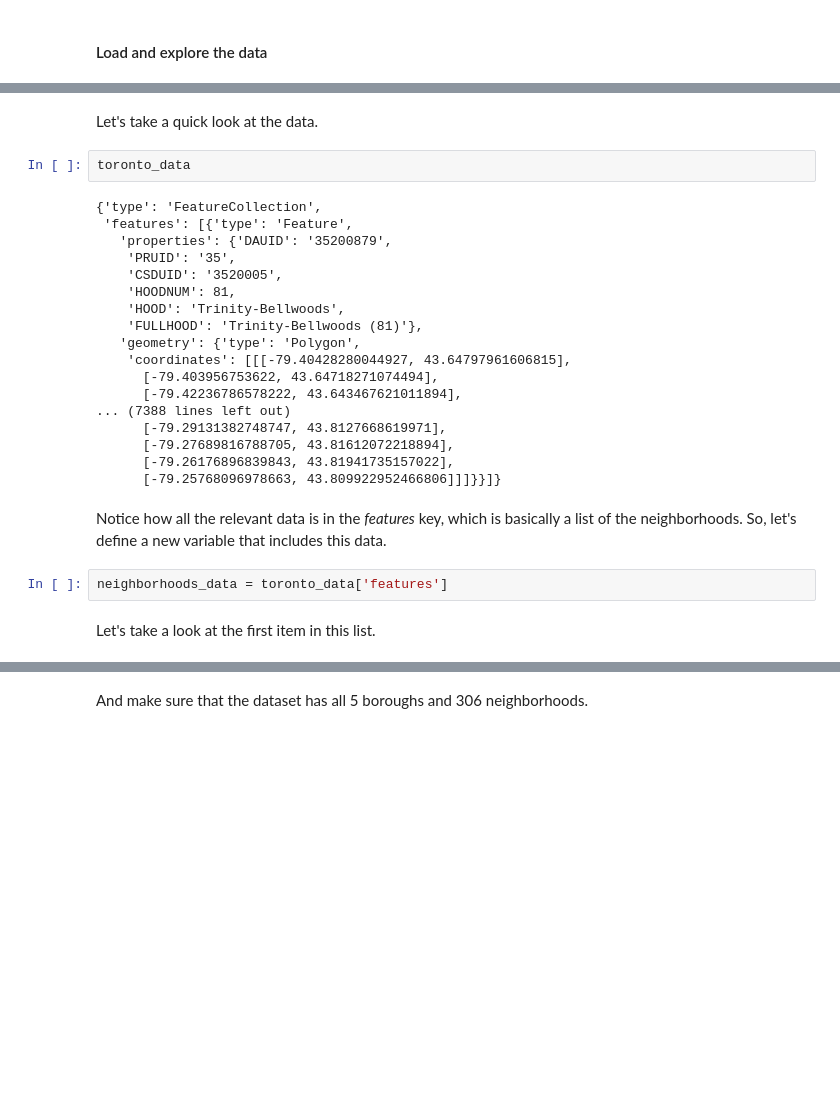
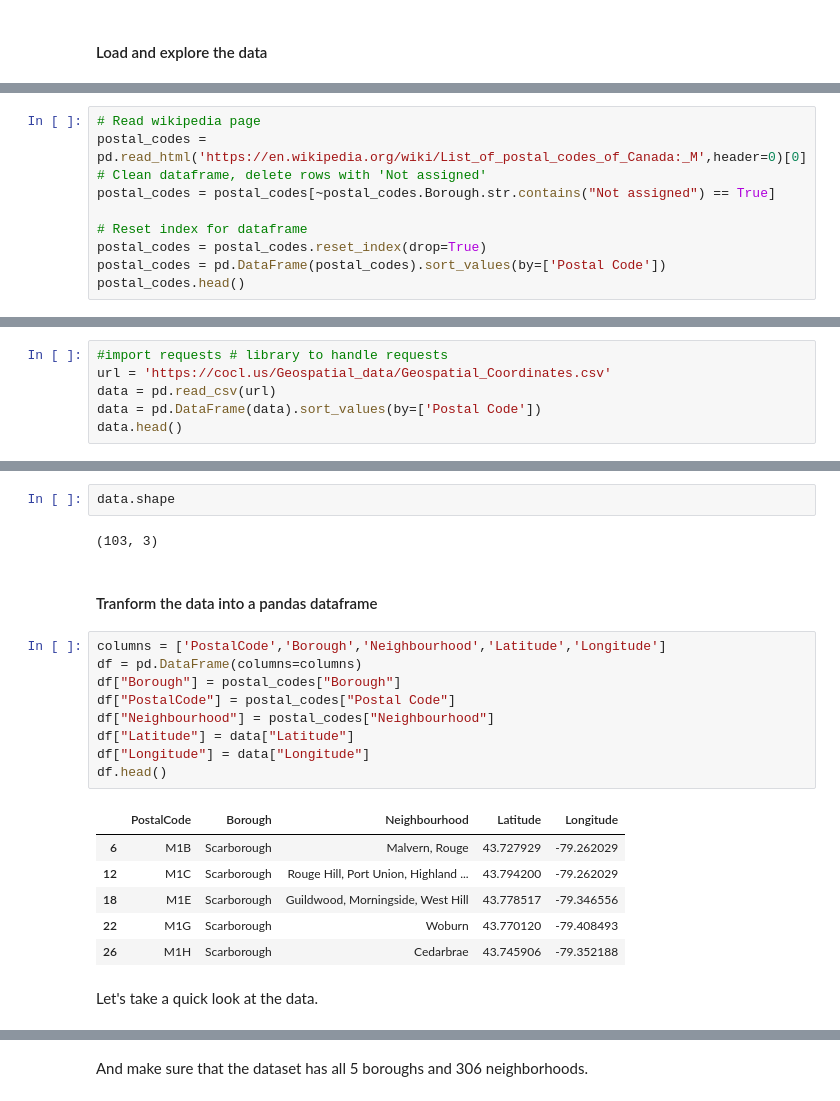
Before and after one commit to haiyunsky/Data-Science-for-public, a Jupyter notebook: Segmenting and Clustering Neighborhoods in Toronto.ipynb, the cells around one changed output, grey strips where cells are left out. Cells and saved outputs as stored; diff of their text form; blank space fills up the shorter version.

```diff
--- a/Segmenting and Clustering Neighborhoods in Toronto.ipynb
+++ b/Segmenting and Clustering Neighborhoods in Toronto.ipynb
@@ -72,0 +54,10 @@ with open('neighbourhoods.json') as json_data:
+# %%
+# Read wikipedia page
+postal_codes = pd.read_html('https://en.wikipedia.org/wiki/List_of_postal_codes_of_Canada:_M',header=0)[0]
+# Clean dataframe, delete rows with 'Not assigned'
+postal_codes = postal_codes[~postal_codes.Borough.str.contains("Not assigned") == True]
+
+# Reset index for dataframe
+postal_codes = postal_codes.reset_index(drop=True)
+postal_codes = pd.DataFrame(postal_codes).sort_values(by=['Postal Code'])
+postal_codes.head()
@@ -72,0 +76,6 @@ with open('neighbourhoods.json') as json_data:
+# %%
+#import requests # library to handle requests
+url = 'https://cocl.us/Geospatial_data/Geospatial_Coordinates.csv'
+data = pd.read_csv(url)
+data = pd.DataFrame(data).sort_values(by=['Postal Code'])
+data.head()
@@ -73,28 +89,24 @@ with open('neighbourhoods.json') as json_data:
+# %%
+data.shape
+# %% [output]
+(103, 3)
+# %% [markdown]
+#### Tranform the data into a pandas dataframe
+# %%
+columns = ['PostalCode','Borough','Neighbourhood','Latitude','Longitude']
+df = pd.DataFrame(columns=columns)
+df["Borough"] = postal_codes["Borough"]
+df["PostalCode"] = postal_codes["Postal Code"]
+df["Neighbourhood"] = postal_codes["Neighbourhood"]
+df["Latitude"] = data["Latitude"]
+df["Longitude"] = data["Longitude"]
+df.head()
+# %% [output]
+|  | PostalCode | Borough | Neighbourhood | Latitude | Longitude |
+| 6 | M1B | Scarborough | Malvern, Rouge | 43.727929 | -79.262029 |
+| 12 | M1C | Scarborough | Rouge Hill, Port Union, Highland ... | 43.794200 | -79.262029 |
+| 18 | M1E | Scarborough | Guildwood, Morningside, West Hill | 43.778517 | -79.346556 |
+| 22 | M1G | Scarborough | Woburn | 43.770120 | -79.408493 |
+| 26 | M1H | Scarborough | Cedarbrae | 43.745906 | -79.352188 |
 # %% [markdown]
 Let's take a quick look at the data.
-# %%
-toronto_data
-# %% [output]
-{'type': 'FeatureCollection',
- 'features': [{'type': 'Feature',
-   'properties': {'DAUID': '35200879',
-    'PRUID': '35',
-    'CSDUID': '3520005',
-    'HOODNUM': 81,
-    'HOOD': 'Trinity-Bellwoods',
-    'FULLHOOD': 'Trinity-Bellwoods (81)'},
-   'geometry': {'type': 'Polygon',
-    'coordinates': [[[-79.40428280044927, 43.64797961606815],
-      [-79.403956753622, 43.64718271074494],
-      [-79.42236786578222, 43.643467621011894],
-... (7388 lines left out)
-      [-79.29131382748747, 43.8127668619971],
-      [-79.27689816788705, 43.81612072218894],
-      [-79.26176896839843, 43.81941735157022],
-      [-79.25768096978663, 43.809922952466806]]]}}]}
-# %% [markdown]
-Notice how all the relevant data is in the _features_ key, which is basically a list of the neighborhoods. So, let's define a new variable that includes this data.
-# %%
-neighborhoods_data = toronto_data['features']
-# %% [markdown]
-Let's take a look at the first item in this list.
```
Also changed, not shown: parts of 99 cells of this notebook.
